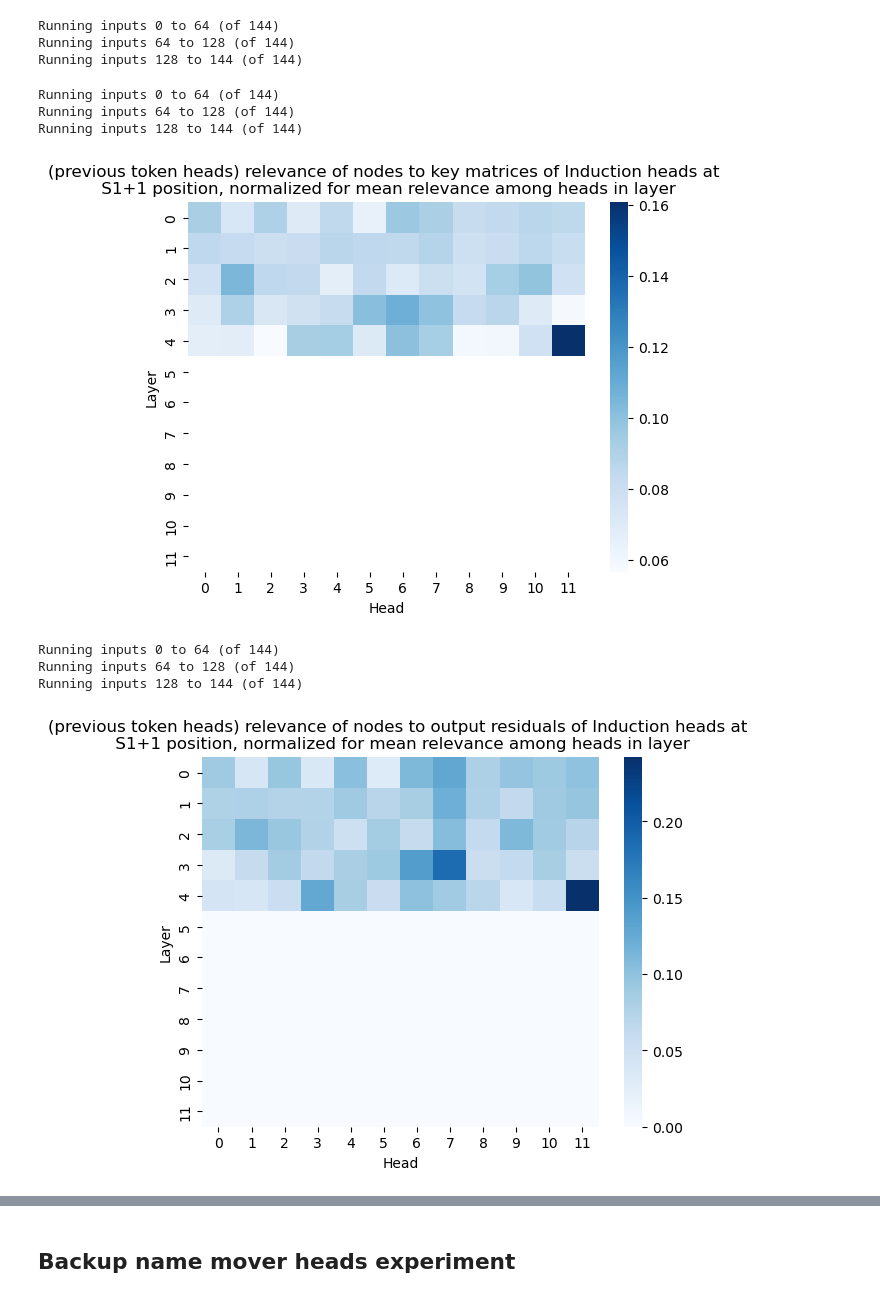
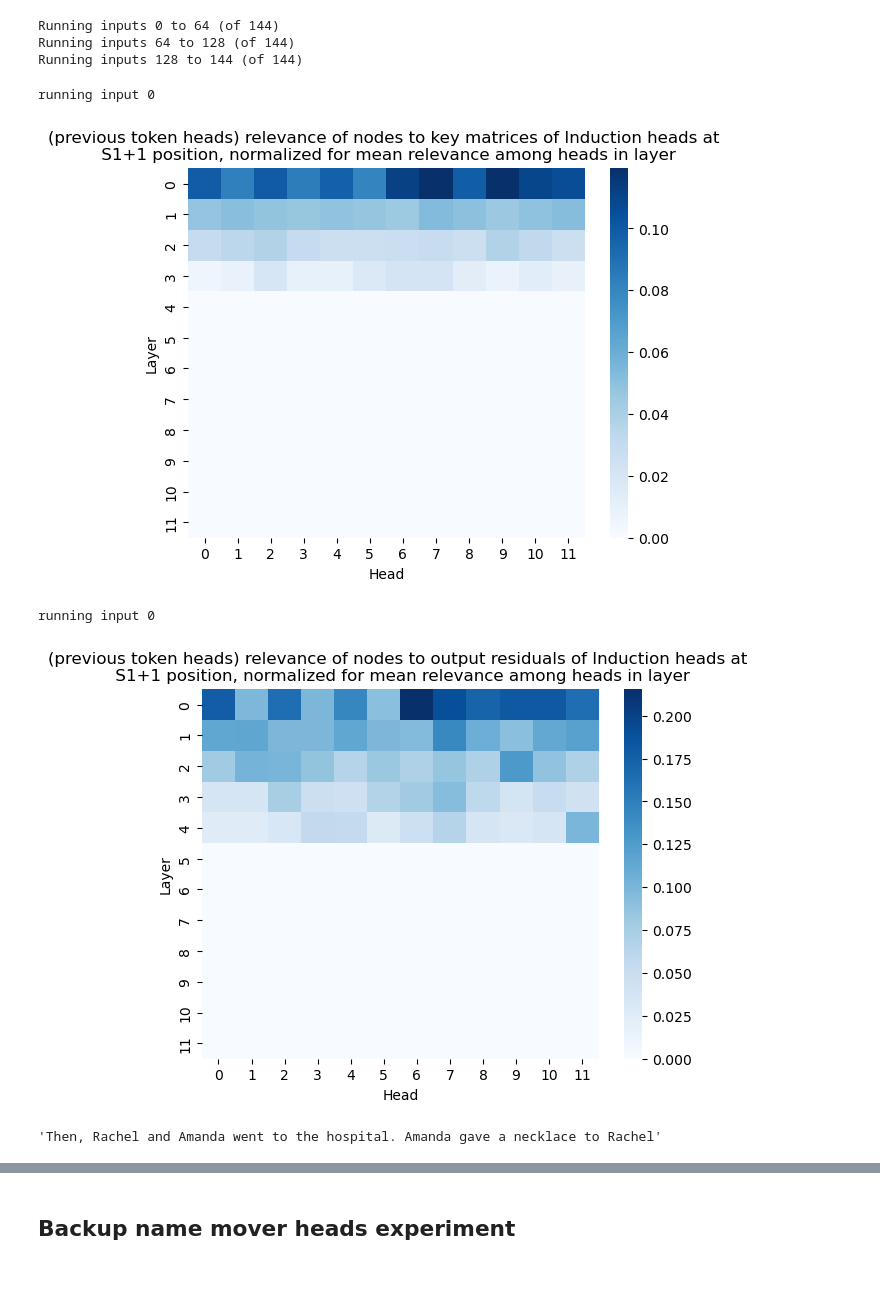
Before and after one commit to adelaidehsu/CD_Circuit, a Jupyter notebook: notebooks/GPT_sanity_checks.ipynb, the cells around one changed output, grey strips where cells are left out. Cells and saved outputs as stored; diff of their text form; code cells hidden in the pictures.

```diff
--- a/notebooks/GPT_sanity_checks.ipynb
+++ b/notebooks/GPT_sanity_checks.ipynb
@@ -1098,7 +1085,7 @@ Result = collections.namedtuple('Result', ('ablation_set', 'score'))
 results = []
 for layer_idx in range(12):
     for head_idx in range(12):
-        results.append(Result(Node(layer_idx, ioi_dataset.word_idx['S2'][0], head_idx), normalized_relevances[layer_idx, head_idx]))
+        results.append(Result(Node(layer_idx, ioi_dataset.word_idx['S2'][0], head_idx), relevances[layer_idx, head_idx]))
 
 results.sort(key=operator.attrgetter('score'), reverse=True)
 for result in results[:20]:
@@ -1128,6 +1115,6 @@ Result(ablation_set=Node(layer_idx=2, sequence_idx=tensor(10), attn_head_idx=7),
 # %%
 s2_pos = ioi_dataset.word_idx['S2'][0]
-target_nodes = [Node(5, s2_pos, 5), Node(5, s2_pos, 8), Node(3, s2_pos, 0), Node(6, s2_pos, 6)] # here we assume that we only ever tried to ablate one node at once; our method doesn't handle anything else
+target_nodes = [Node(5, s2_pos, 5), Node(5, s2_pos, 8), Node(5, s2_pos, 9)] # here we assume that we only ever tried to ablate one node at once; our method doesn't handle anything else
 
 ranges = [
         [layer for layer in range(12)],
@@ -1159,10 +1146,11 @@ for layer_idx in range(12):
         if target_decomp.ablation_set[0] in target_nodes:
             score = 0
         relevances[layer_idx, head_idx] = score
-sums_per_layer = np.sum(relevances, axis=1)
-normalized_relevances = relevances / np.expand_dims(sums_per_layer, 1)
+# sums_per_layer = np.sum(relevances, axis=1)
+# normalized_relevances = relevances / np.expand_dims(sums_per_layer, 1)
 
-s = sns.heatmap(normalized_relevances, xticklabels = range(12), yticklabels = range(12), cmap='Blues', cbar_kws={'label': ''})
+# s = sns.heatmap(normalized_relevances, xticklabels = range(12), yticklabels = range(12), cmap='Blues', cbar_kws={'label': ''})
+s = sns.heatmap(relevances, xticklabels = range(12), yticklabels = range(12), cmap='Blues', cbar_kws={'label': ''})
 s.set(xlabel='Head', ylabel='Layer')
 #token = ioi_dataset.tokenized_prompts[0].split('|')[seq_idx]
 plt.title("(Duplicate Token Heads) Relevance of nodes to output residuals of \n Induction heads at S2 position, normalized for mean relevance among heads in layer")
@@ -1178,7 +1164,7 @@ Result = collections.namedtuple('Result', ('ablation_set', 'score'))
 results = []
 for layer_idx in range(12):
     for head_idx in range(12):
-        results.append(Result(Node(layer_idx, ioi_dataset.word_idx['S2'][0], head_idx), normalized_relevances[layer_idx, head_idx]))
+        results.append(Result(Node(layer_idx, ioi_dataset.word_idx['S2'][0], head_idx), relevances[layer_idx, head_idx]))
 
 results.sort(key=operator.attrgetter('score'), reverse=True)
 for result in results[:20]:
@@ -1208,6 +1194,6 @@ Result(ablation_set=Node(layer_idx=0, sequence_idx=tensor(10), attn_head_idx=5),
 # %%
 s2_pos = ioi_dataset.word_idx['S2'][0]
-target_nodes = [Node(5, s2_pos, 5), Node(5, s2_pos, 8), Node(5, s2_pos, 9), Node(6, s2_pos, 9)] # here we assume that we only ever tried to ablate one node at once; our method doesn't handle anything else
+target_nodes = [Node(5, s2_pos, 5), Node(5, s2_pos, 8), Node(3, s2_pos, 0)] # here we assume that we only ever tried to ablate one node at once; our method doesn't handle anything else
 
 ranges = [
         [layer for layer in range(12)],
@@ -1245,7 +1231,7 @@ normalized_relevances = relevances / np.expand_dims(sums_per_layer, 1)
 s = sns.heatmap(normalized_relevances, xticklabels = range(12), yticklabels = range(12), cmap='Blues', cbar_kws={'label': ''})
 s.set(xlabel='Head', ylabel='Layer')
 #token = ioi_dataset.tokenized_prompts[0].split('|')[seq_idx]
-plt.title("(Duplicate Token Heads) Relevance of nodes to value matrices of \n Induction heads at S2 position, normalized for mean relevance among heads in layer")
+plt.title("(Duplicate Token Heads) Relevance of nodes to output residuals \n Induction heads at S2 position, normalized for mean relevance among heads in layer")
 # (2, 2), (4, 11)
 plt.show()
 # %% [output]
@@ -1262,7 +1246,7 @@ Running inputs 64 to 128 (of 144)
 Running inputs 128 to 144 (of 144)
 # %%
 sp1_pos = ioi_dataset.word_idx['S+1'][0]
-target_nodes = [Node(5, s2_pos, 5), Node(5, s2_pos, 8), Node(5, s2_pos, 9), Node(6, s2_pos, 9)] # here we assume that we only ever tried to ablate one node at once; our method doesn't handle anything else
+target_nodes = [Node(5, s2_pos, 5), Node(5, s2_pos, 8), Node(3, s2_pos, 0)] # here we assume that we only ever tried to ablate one node at once; our method doesn't handle anything else
 
 ranges = [
         [layer for layer in range(12)],
@@ -1276,43 +1260,41 @@ ablation_sets = [(n,) for n in source_nodes]
 
 _, _, _, pre_layer_activations = prop_GPT(encoding_idxs[0:1, :], extended_attention_mask, model, [ablation_sets[0]], target_nodes=target_nodes, device=device, mean_acts=mean_acts, set_irrel_to_mean=False)
 
 prop_fn = lambda ablation_list: prop_GPT(encoding_idxs[0:1, :], extended_attention_mask, model, ablation_list, target_nodes=target_nodes, device=device, mean_acts=mean_acts, set_irrel_to_mean=True, cached_pre_layer_acts=pre_layer_activations, target_decomp_method='key')
 _, target_decomps = batch_run(prop_fn, ablation_sets)
 
 relevances = np.zeros((12, 12))
 
 for layer_idx in range(12):
     for head_idx in range(12):
         score = 0
         target_decomp = target_decomps[12 * layer_idx + head_idx]
 
         for i in range(len(target_decomp.target_nodes)):
             rels_magnitude = torch.mean(abs(target_decomp.rels[i])) # np.mean if you are on cpu
             irrels_magnitude = torch.mean(abs(target_decomp.irrels[i])) # np.mean if you are on cpu
             target_node_score = rels_magnitude / (rels_magnitude + irrels_magnitude)
             score += (target_node_score)
 
         if target_decomp.ablation_set[0] in target_nodes:
             score = 0
         relevances[layer_idx, head_idx] = score
 
-sums_per_layer = np.sum(relevances, axis=1)
-normalized_relevances = relevances / np.expand_dims(sums_per_layer, 1)
+# sums_per_layer = np.sum(relevances, axis=1)
+# normalized_relevances = relevances / np.expand_dims(sums_per_layer, 1)
 
-s = sns.heatmap(normalized_relevances, xticklabels = range(12), yticklabels = range(12), cmap='Blues', cbar_kws={'label': ''})
+s = sns.heatmap(relevances, xticklabels = range(12), yticklabels = range(12), cmap='Blues', cbar_kws={'label': ''})
 s.set(xlabel='Head', ylabel='Layer')
 #token = ioi_dataset.tokenized_prompts[0].split('|')[seq_idx]
 plt.title("(previous token heads) relevance of nodes to key matrices of Induction heads at \n S1+1 position, normalized for mean relevance among heads in layer")
 # (2, 2), (4, 11)
 plt.show()
 # %% [output]
-Running inputs 0 to 64 (of 144)
-Running inputs 64 to 128 (of 144)
-Running inputs 128 to 144 (of 144)
+running input 0
-[figure, old version]
+[figure, new version]
 # %%
 s2_pos = ioi_dataset.word_idx['S+1'][0]
-target_nodes = [Node(5, s2_pos, 5), Node(5, s2_pos, 8), Node(5, s2_pos, 9), Node(6, s2_pos, 9)] # here we assume that we only ever tried to ablate one node at once; our method doesn't handle anything else
+target_nodes = [Node(5, s2_pos, 5), Node(5, s2_pos, 8), Node(5, s2_pos, 9)] # here we assume that we only ever tried to ablate one node at once; our method doesn't handle anything else
 
 ranges = [
         [layer for layer in range(12)],
@@ -1346,7 +1328,7 @@ for layer_idx in range(12):
             score = 0
         relevances[layer_idx, head_idx] = score
 
-relevances[0:5] /= np.expand_dims(np.sum(relevances[0:5], axis=1),1)
+# relevances[0:5] /= np.expand_dims(np.sum(relevances[0:5], axis=1),1)
 
 s = sns.heatmap(relevances, xticklabels = range(12), yticklabels = range(12), cmap='Blues', cbar_kws={'label': ''})
 s.set(xlabel='Head', ylabel='Layer')
@@ -1355,10 +1337,12 @@ plt.title("(previous token heads) relevance of nodes to output residuals of Indu
 # (2, 2), (4, 11)
 plt.show()
 # %% [output]
-Running inputs 0 to 64 (of 144)
-Running inputs 64 to 128 (of 144)
-Running inputs 128 to 144 (of 144)
+running input 0
-[figure, old version]
+[figure, new version]
+# %%
+ioi_dataset.sentences[0]
+# %% [output]
+'Then, Rachel and Amanda went to the hospital. Amanda gave a necklace to Rachel'
 # %%
 Result = collections.namedtuple('Result', ('ablation_set', 'score'))
 results = []
```
Also changed, not shown: parts of 14 cells of this notebook, 5 other files.
